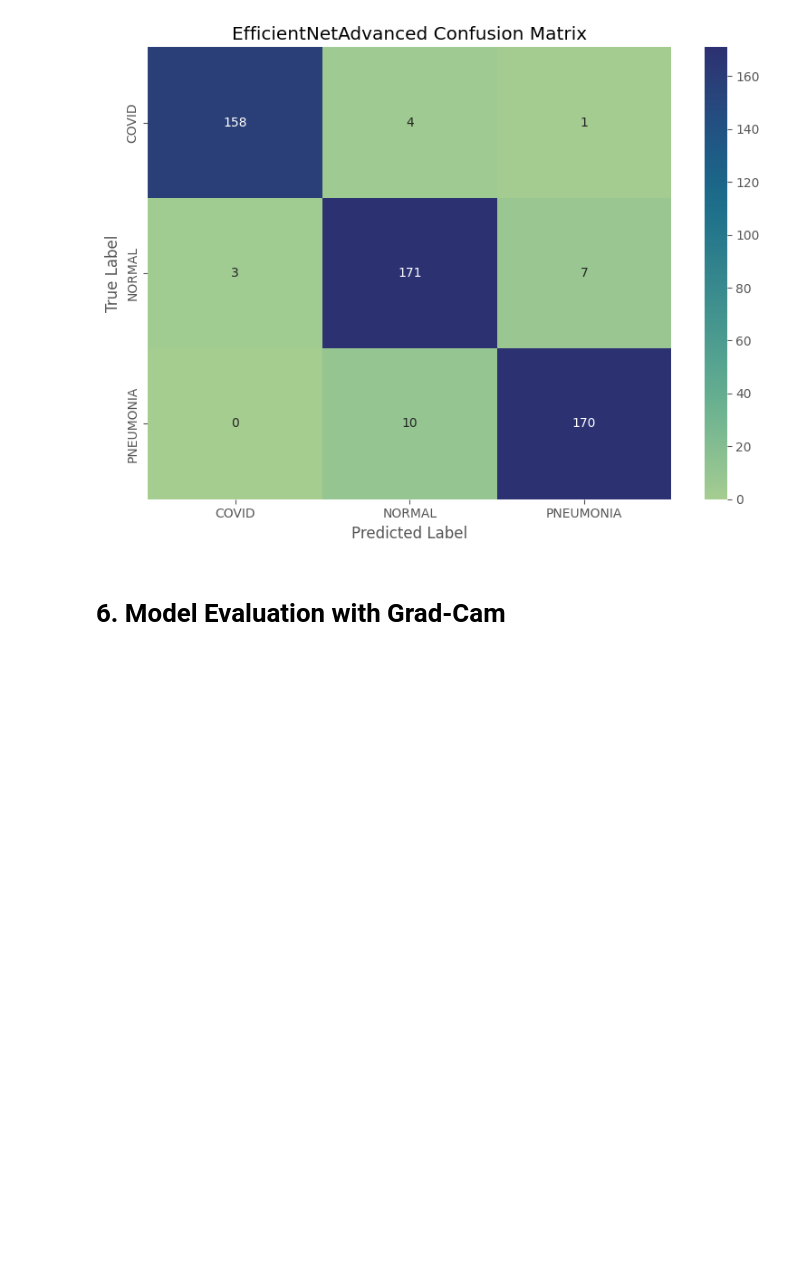
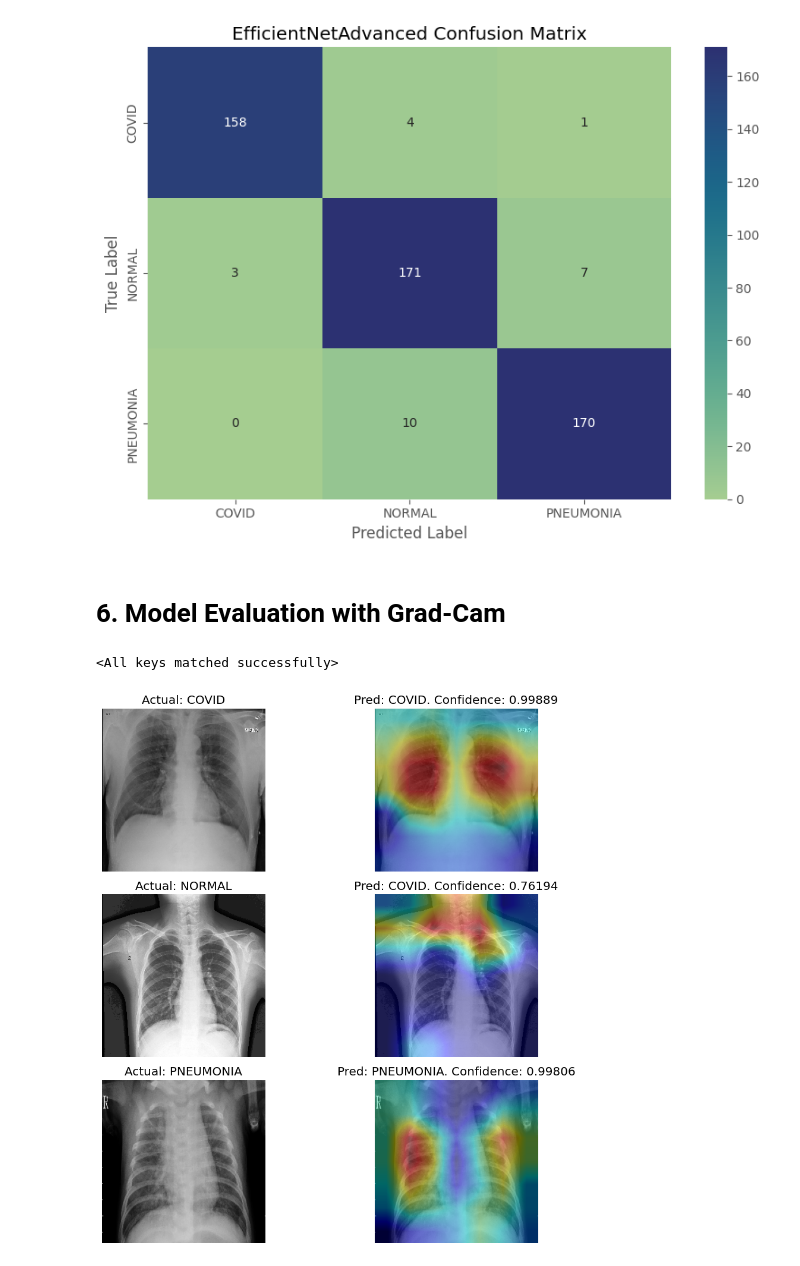
Before and after one commit to DangCongKhai/xray_chest_classification, a Jupyter notebook: main.ipynb, the cells around one changed output. Drawn from its saved outputs; the diff is of its cells as text; code cells hidden in the pictures; blank space fills up the shorter version.

Commit message:
feat: add section for evaluating the model with grad-cam

```diff
--- a/main.ipynb
+++ b/main.ipynb
@@ -1006,3 +1006,10 @@ checkpoint = {"state_dict": state_dict}
 torch.save(checkpoint, model_save_path)
 # %% [markdown]
 # **6. Model Evaluation with Grad-Cam**
+# %%
+model_save_path = f"{project_root}/model_checkpoints/best_{MODEL_NAME}_finetuned_hyperparameter_tuned.pth"
+model = EfficientAdvanced(len(CLASSES))
+checkpoint = torch.load(model_save_path)
+model.load_state_dict(checkpoint["state_dict"])
+# %% [output]
+<All keys matched successfully>
@@ -1008,0 +1020,43 @@ torch.save(checkpoint, model_save_path)
+# %%
+from utils import make_gradcam_heatmap, get_gradcam, get_last_conv_layer
+import random
+def get_random_image(class_name):
+    class_path = os.path.join(f"{project_root}/data/test", class_name)
+    images = os.listdir(class_path)
+    random.shuffle(images)
+    image_path = os.path.join(class_path, images[0])
+    return image_path
+
+target_layer = get_last_conv_layer(model)
+index = 1
+plt.figure(figsize=(12, 10))
+for class_name in CLASSES:
+    image_path = get_random_image(class_name)
+    pil_image = Image.open(image_path)
+    original_img = np.array(pil_image)
+    transformed_image = eval_transform(pil_image).unsqueeze(0)
+    model.eval()
+    plt.subplot(len(CLASSES), 2, index)
+    plt.imshow(original_img)
+    plt.xlabel("Original X-ray Image")
+    plt.title(f"Actual: {class_name}")
+    plt.axis("off")
+    index +=1
+
+    outputs = model(transformed_image)
+    probability = torch.softmax(outputs, dim=1)
+    prediction = torch.argmax(probability, dim=1).tolist()[0]
+    confidence = probability[:, prediction][0]
+    heatmap = make_gradcam_heatmap(model, target_layer, transformed_image)
+
+    visualization = get_gradcam(original_img, heatmap)
+    plt.subplot(len(CLASSES), 2, index)
+    plt.imshow(visualization)
+    plt.xlabel("Grad-CAM Heatmap")
+    plt.title(f"Pred: {CLASSES[prediction]}. Confidence: {confidence:.5f}")
+    plt.tight_layout()
+    plt.axis('off')
+    index += 1
+plt.show()
+# %% [output]
+[figure, added]
```
Also changed, not shown: parts of 1 cell of this notebook.
